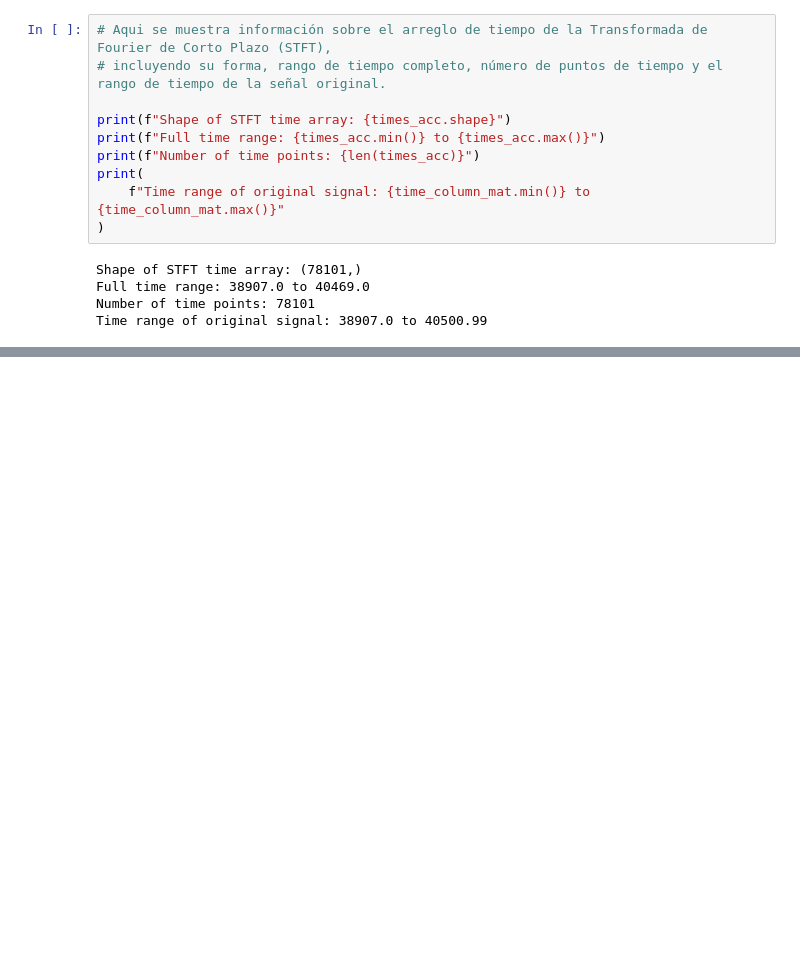
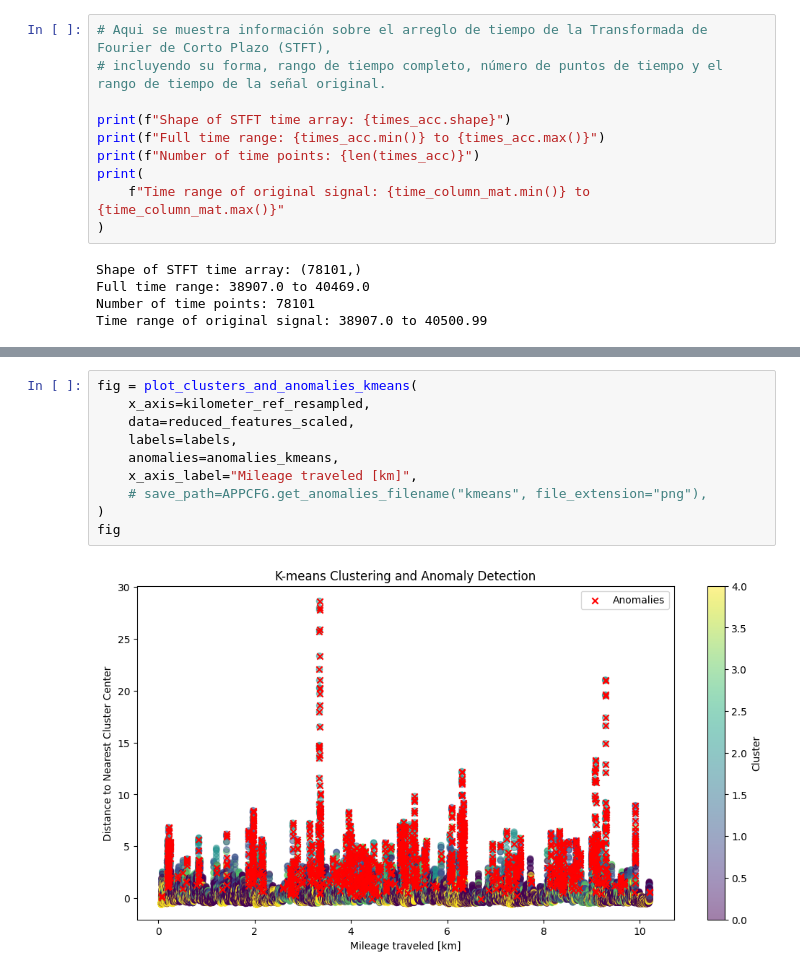
Before and after one commit to jdpinedaj/signals_track_maintenance, a Jupyter notebook: notebooks/4_test_functions_anomalies.ipynb, the cells around one changed output, grey strips where cells are left out. Drawn from its saved outputs; the diff is of its cells as text; blank space fills up the shorter version.

```diff
--- a/notebooks/4_test_functions_anomalies.ipynb
+++ b/notebooks/4_test_functions_anomalies.ipynb
@@ -214,3 +221,15 @@ Optimal number of clusters: 7
+# %%
+fig = plot_clusters_and_anomalies_kmeans(
+    x_axis=kilometer_ref_resampled,
+    data=reduced_features_scaled,
+    labels=labels,
+    anomalies=anomalies_kmeans,
+    x_axis_label="Mileage traveled [km]",
+    # save_path=APPCFG.get_anomalies_filename("kmeans", file_extension="png"),
+)
+fig
+# %% [output]
+[figure, added]
 # %%
 # Aquí se identifican anomalías basadas en la distancia desde el espectro medio utilizando la función identify_anomalies_distance.
 # Luego, se visualizan las anomalías detectadas y se guardan en un archivo CSV.
```
Also changed, not shown: parts of 8 cells of this notebook, 6 other files.
